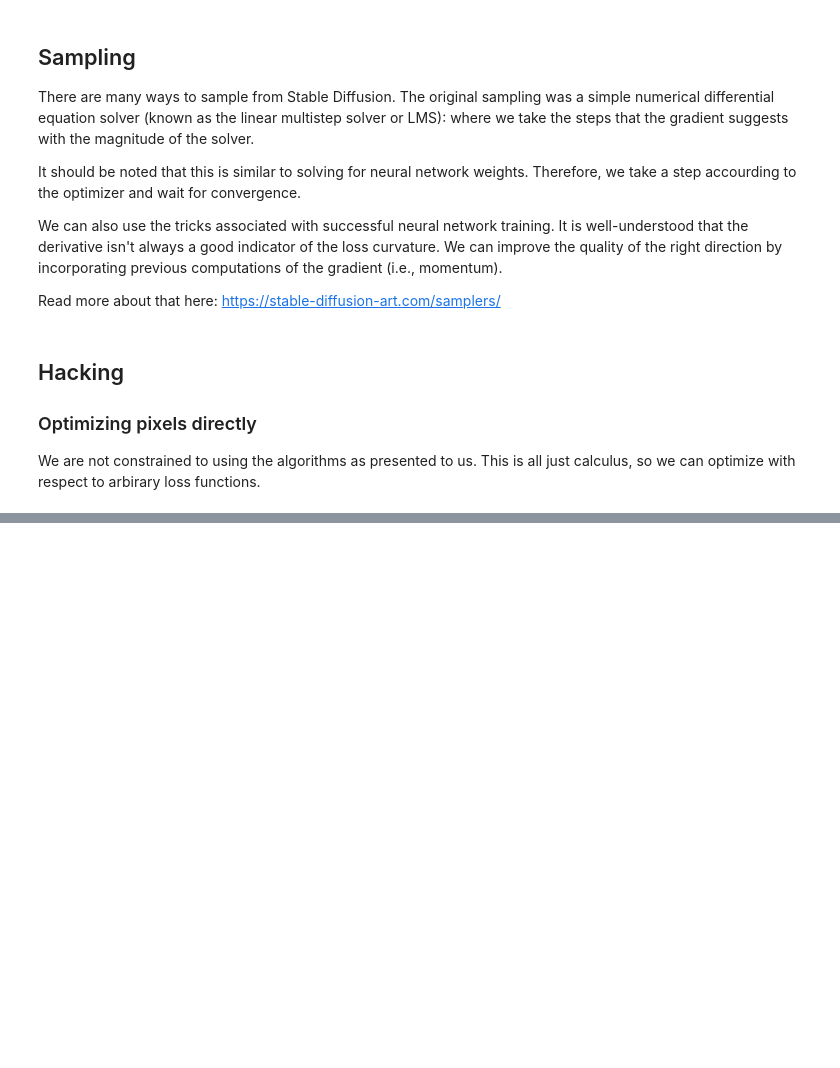
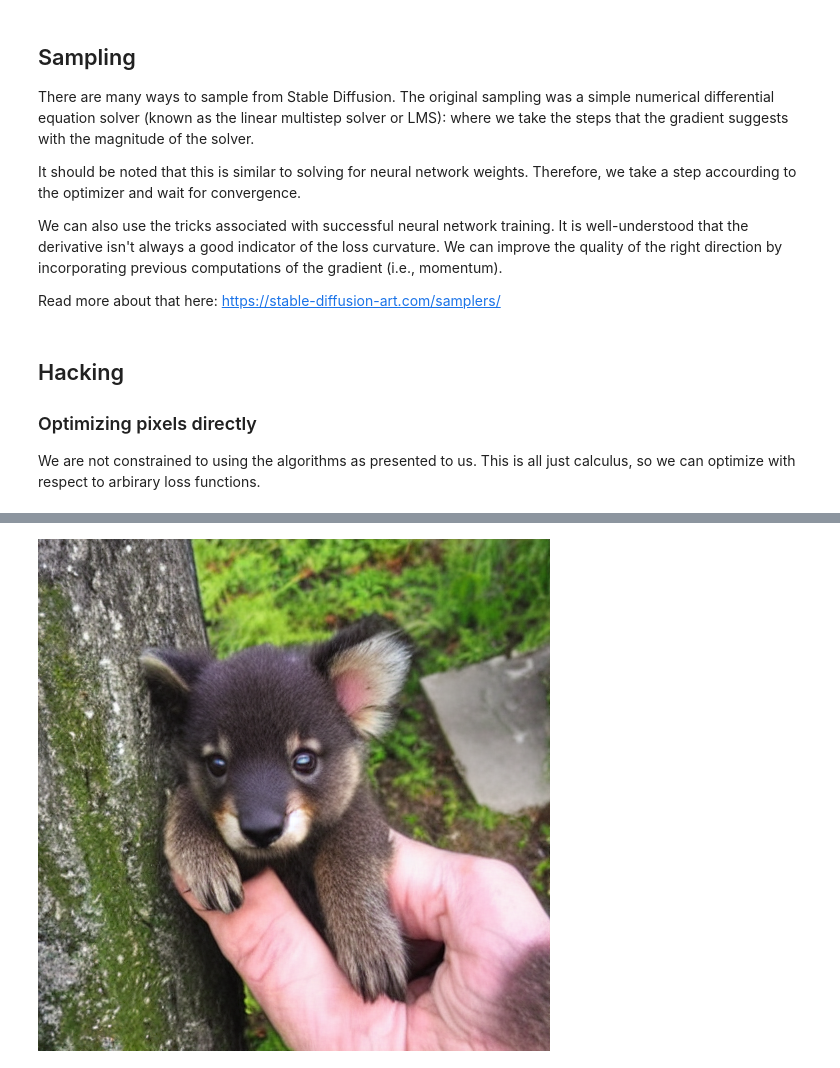
Before and after one commit to jeremyadamsfisher/SlowAI, a Jupyter notebook: nbs/00_overview.ipynb, the cells around one changed output, grey strips where cells are left out. Drawn from its saved outputs; the diff is of its cells as text; code cells hidden in the pictures; blank space fills up the shorter version.

```diff
--- a/nbs/00_overview.ipynb
+++ b/nbs/00_overview.ipynb
@@ -546,0 +563,8 @@ We are not constrained to using the algorithms as presented to us. This is all j
+# %%
+prompt = "an adorable photo of a puppy"
+tokens_a = tokenizer(prompt, return_tensors="pt").input_ids
+for t in tokens_a[0, ...]:
+    print(f"{t}: {tokenizer.decoder.get(int(t))}")
+with torch.no_grad():
+    text_embeddings_a = text_encoder(tokens_a.to(TORCH_DEVICE)).last_hidden_state
+text_embeddings_a.shape
@@ -546,0 +581,8 @@ We are not constrained to using the algorithms as presented to us. This is all j
+# %%
+prompt = "a adorable photo of a koala"
+tokens_b = tokenizer(prompt, return_tensors="pt").input_ids
+for t in tokens_b[0, ...]:
+    print(f"{t}: {tokenizer.decoder.get(int(t))}")
+with torch.no_grad():
+    text_embeddings_b = text_encoder(tokens_b.to(TORCH_DEVICE)).last_hidden_state
+text_embeddings_b.shape
@@ -546,0 +599,33 @@ We are not constrained to using the algorithms as presented to us. This is all j
+# %%
+combined_text_embeddings = (text_embeddings_a + text_embeddings_b) / 2
+
+
+class StableDiffusionWithHybridHorseCricket(StableDiffusion):
+    def embed_prompt(self, _: str) -> torch.tensor:
+        global combined_text_embeddings
+        _, max_length, _ = combined_text_embeddings.shape
+        uncond_input = sd.tokenizer(
+            [""],
+            padding="max_length",
+            max_length=max_length,
+            return_tensors="pt",
+        )
+        with torch.no_grad():
+            uncond_embeddings = self.text_encoder(
+                uncond_input.input_ids.to(TORCH_DEVICE)
+            )
+            uncond_embeddings = uncond_embeddings[0]
+        return torch.cat([uncond_embeddings, combined_text_embeddings])
+
+
+sd = StableDiffusionWithHybridHorseCricket(
+    tokenizer=tokenizer,
+    text_encoder=text_encoder,
+    scheduler=scheduler,
+    unet=unet,
+    vae=vae,
+)
+
+sd(prompt, n_inference_steps=30, as_pil=True)
+# %% [output]
+[figure, added]
```
Also changed, not shown: parts of 14 cells of this notebook.
